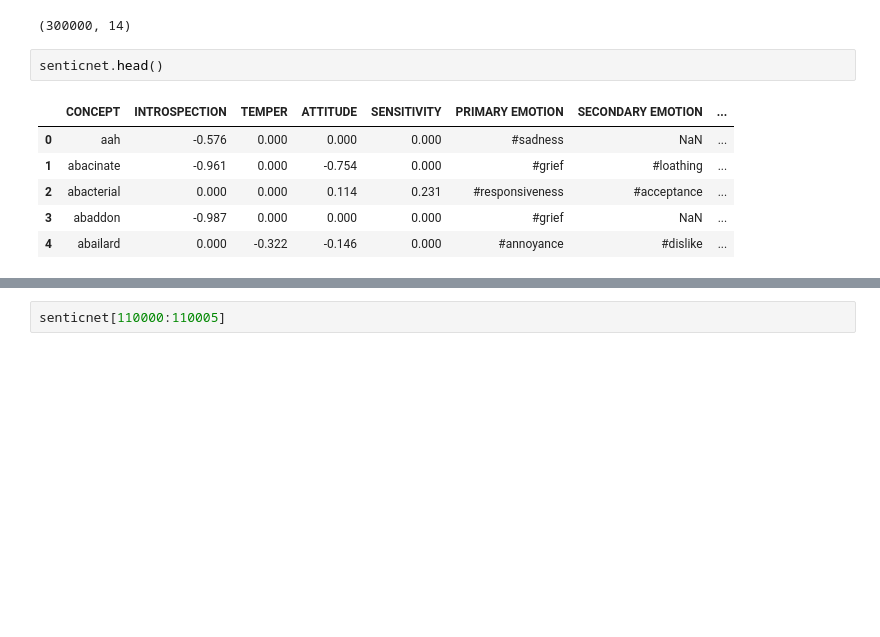
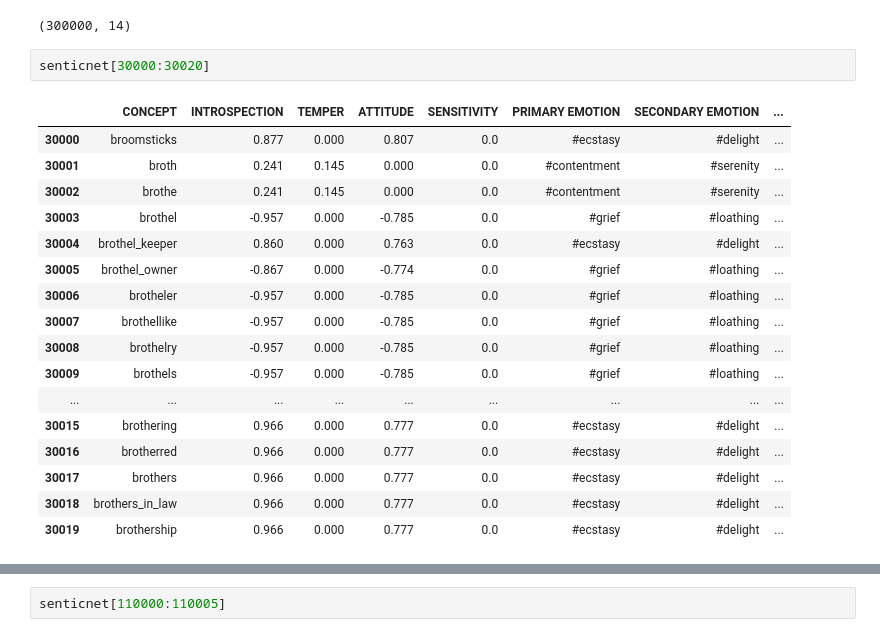
Before and after one commit to myeghaneh/ArguSentiment, a Jupyter notebook: src/SentimentFlow_Argumentation.ipynb, the cells around one changed output, grey strips where cells are left out. Drawn from its saved outputs; the diff is of its cells as text; blank space fills up the shorter version.

```diff
--- a/src/SentimentFlow_Argumentation.ipynb
+++ b/src/SentimentFlow_Argumentation.ipynb
@@ -30,15 +42,26 @@ senticnet = processor.senticnet_data
 senticnet.shape
 # %% [output]
 (300000, 14)
-# %%
-senticnet.head()
-# %% [output]
-|  | CONCEPT | INTROSPECTION | TEMPER | ATTITUDE | SENSITIVITY | PRIMARY EMOTION | SECONDARY EMOTION | ... |
-| 0 | aah | -0.576 | 0.000 | 0.000 | 0.000 | #sadness | NaN | ... |
-| 1 | abacinate | -0.961 | 0.000 | -0.754 | 0.000 | #grief | #loathing | ... |
-| 2 | abacterial | 0.000 | 0.000 | 0.114 | 0.231 | #responsiveness | #acceptance | ... |
-| 3 | abaddon | -0.987 | 0.000 | 0.000 | 0.000 | #grief | NaN | ... |
-| 4 | abailard | 0.000 | -0.322 | -0.146 | 0.000 | #annoyance | #dislike | ... |
+# %%
+senticnet[30000:30020]
+# %% [output]
+|  | CONCEPT | INTROSPECTION | TEMPER | ATTITUDE | SENSITIVITY | PRIMARY EMOTION | SECONDARY EMOTION | ... |
+| 30000 | broomsticks | 0.877 | 0.000 | 0.807 | 0.0 | #ecstasy | #delight | ... |
+| 30001 | broth | 0.241 | 0.145 | 0.000 | 0.0 | #contentment | #serenity | ... |
+| 30002 | brothe | 0.241 | 0.145 | 0.000 | 0.0 | #contentment | #serenity | ... |
+| 30003 | brothel | -0.957 | 0.000 | -0.785 | 0.0 | #grief | #loathing | ... |
+| 30004 | brothel_keeper | 0.860 | 0.000 | 0.763 | 0.0 | #ecstasy | #delight | ... |
+| 30005 | brothel_owner | -0.867 | 0.000 | -0.774 | 0.0 | #grief | #loathing | ... |
+| 30006 | brotheler | -0.957 | 0.000 | -0.785 | 0.0 | #grief | #loathing | ... |
+| 30007 | brothellike | -0.957 | 0.000 | -0.785 | 0.0 | #grief | #loathing | ... |
+| 30008 | brothelry | -0.957 | 0.000 | -0.785 | 0.0 | #grief | #loathing | ... |
+| 30009 | brothels | -0.957 | 0.000 | -0.785 | 0.0 | #grief | #loathing | ... |
+| ... | ... | ... | ... | ... | ... | ... | ... | ... |
+| 30015 | brothering | 0.966 | 0.000 | 0.777 | 0.0 | #ecstasy | #delight | ... |
+| 30016 | brotherred | 0.966 | 0.000 | 0.777 | 0.0 | #ecstasy | #delight | ... |
+| 30017 | brothers | 0.966 | 0.000 | 0.777 | 0.0 | #ecstasy | #delight | ... |
+| 30018 | brothers_in_law | 0.966 | 0.000 | 0.777 | 0.0 | #ecstasy | #delight | ... |
+| 30019 | brothership | 0.966 | 0.000 | 0.777 | 0.0 | #ecstasy | #delight | ... |
 # %% [markdown]
 ![image.png](attachment:image.png)
 # %%
```
Also changed, not shown: parts of 17 cells of this notebook, 2 other files.
